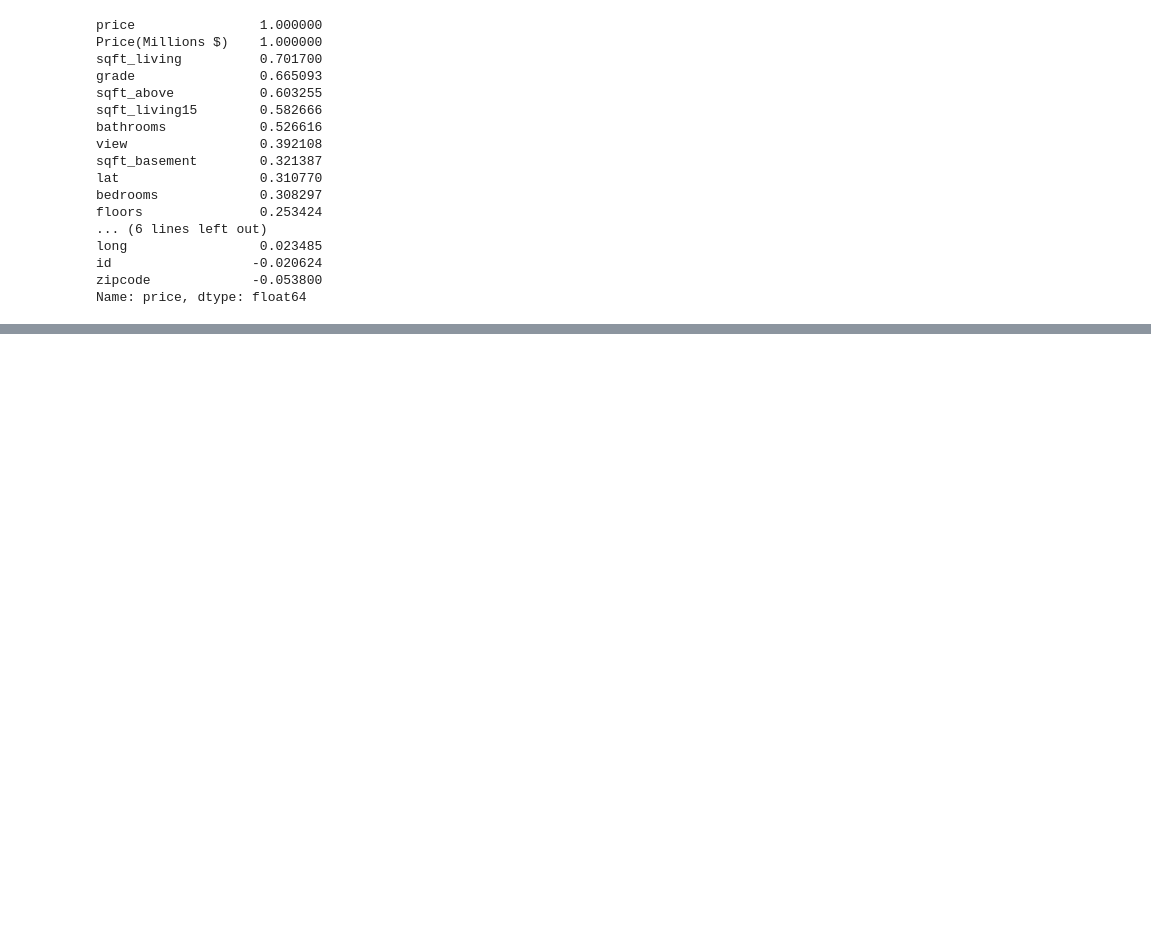
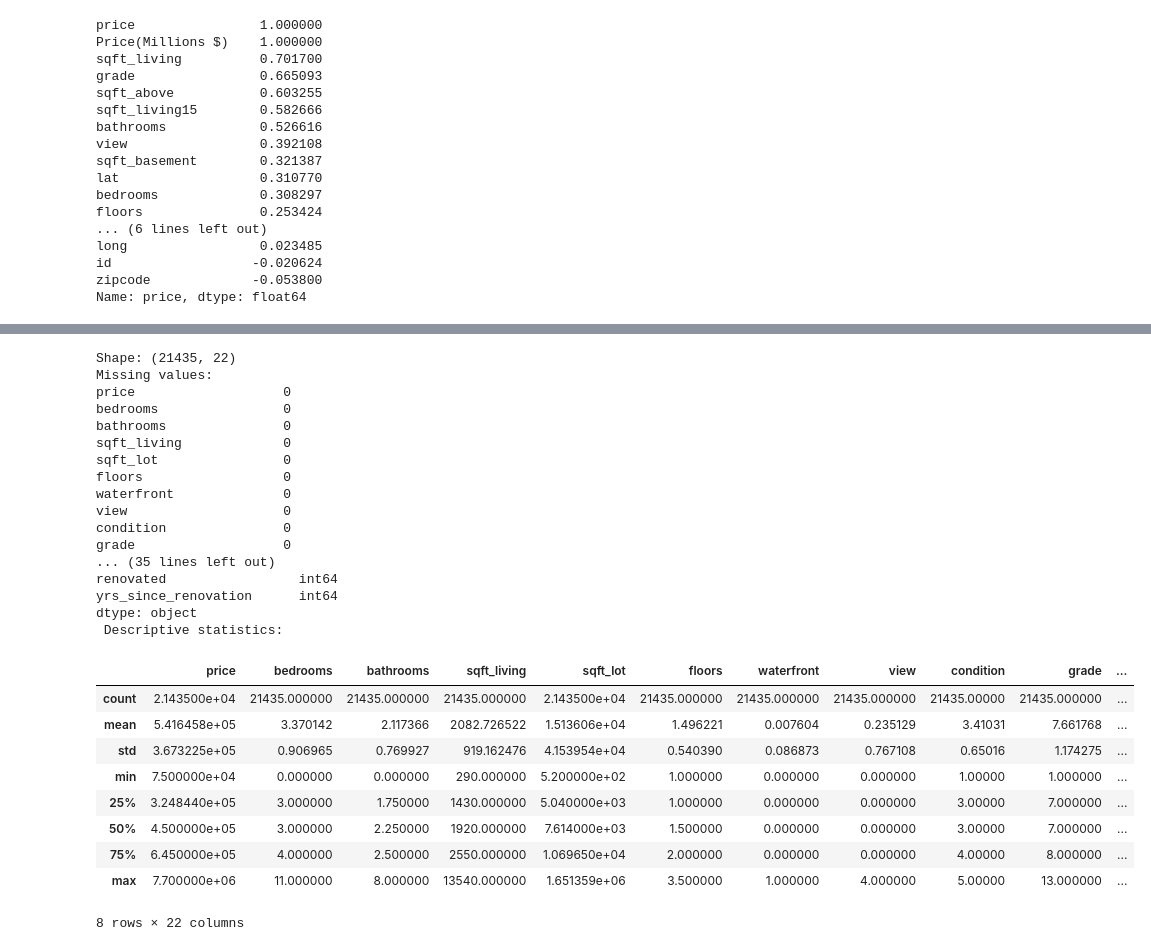
Before and after one commit to Shreshtha-ai/ML-projects, a Jupyter notebook: House_Price_Prediction/housing.ipynb, the cells around one changed output, grey strips where cells are left out. Saved outputs shown, nothing was run; the diff lists cells and outputs as text; code cells hidden in the pictures; blank space fills up the shorter version.

```diff
--- a/House_Price_Prediction/housing.ipynb
+++ b/House_Price_Prediction/housing.ipynb
@@ -86,0 +163,32 @@ Name: price, dtype: float64
+# %%
+# Step 4: Feature Engineering
+
+# 4a. Drop id - not a meaningful predictor
+df = df.drop(columns=["id"])
+
+# 4b. Extract sale year & month from date, then drop date
+df["sale_year"]  = df["date"].dt.year
+df["sale_month"] = df["date"].dt.month
+df = df.drop(columns=["date"])
+
+# 4c. House age at time of sale
+
+df["house_age"] = df["sale_year"] - df["yr_built"]
+
+# 4d. Binary renovated flag (yr_renovated == 0 means not renovated)
+df["renovated"] = (df["yr_renovated"] > 0).astype(int) #simply created a binary check if renovated or not
+
+# 4e. Years since last renovation (0 if never renovated)
+
+df["yrs_since_renovation"] = np.where( #where acts like a if-else statement fr every row
+    df["yr_renovated"] > 0,
+    df["sale_year"] - df["yr_renovated"],
+    0
+)
+
+# Drop raw year columns now that we have derived features
+df = df.drop(columns=["yr_built", "yr_renovated"])
+
+print("Columns after feature engineering:")
+print(list(df.columns))
+df.head()
@@ -86,0 +205,37 @@ Name: price, dtype: float64
+# %%
+# Step 5: Dataframe after cleaning
+print("Shape:", df.shape)
+print("Missing values:")
+print(df.isnull().sum())
+print("\nData types:")
+print(df.dtypes)
+print(" Descriptive statistics:")
+df.describe()
+# %% [output]
+Shape: (21435, 22)
+Missing values:
+price                   0
+bedrooms                0
+bathrooms               0
+sqft_living             0
+sqft_lot                0
+floors                  0
+waterfront              0
+view                    0
+condition               0
+grade                   0
+... (35 lines left out)
+renovated                 int64
+yrs_since_renovation      int64
+dtype: object
+ Descriptive statistics:
+|  | price | bedrooms | bathrooms | sqft_living | sqft_lot | floors | waterfront | view | condition | grade | ... |
+| count | 2.143500e+04 | 21435.000000 | 21435.000000 | 21435.000000 | 2.143500e+04 | 21435.000000 | 21435.000000 | 21435.000000 | 21435.00000 | 21435.000000 | ... |
+| mean | 5.416458e+05 | 3.370142 | 2.117366 | 2082.726522 | 1.513606e+04 | 1.496221 | 0.007604 | 0.235129 | 3.41031 | 7.661768 | ... |
+| std | 3.673225e+05 | 0.906965 | 0.769927 | 919.162476 | 4.153954e+04 | 0.540390 | 0.086873 | 0.767108 | 0.65016 | 1.174275 | ... |
+| min | 7.500000e+04 | 0.000000 | 0.000000 | 290.000000 | 5.200000e+02 | 1.000000 | 0.000000 | 0.000000 | 1.00000 | 1.000000 | ... |
+| 25% | 3.248440e+05 | 3.000000 | 1.750000 | 1430.000000 | 5.040000e+03 | 1.000000 | 0.000000 | 0.000000 | 3.00000 | 7.000000 | ... |
+| 50% | 4.500000e+05 | 3.000000 | 2.250000 | 1920.000000 | 7.614000e+03 | 1.500000 | 0.000000 | 0.000000 | 3.00000 | 7.000000 | ... |
+| 75% | 6.450000e+05 | 4.000000 | 2.500000 | 2550.000000 | 1.069650e+04 | 2.000000 | 0.000000 | 0.000000 | 4.00000 | 8.000000 | ... |
+| max | 7.700000e+06 | 11.000000 | 8.000000 | 13540.000000 | 1.651359e+06 | 3.500000 | 1.000000 | 4.000000 | 5.00000 | 13.000000 | ... |
+8 rows × 22 columns
```
Also changed, not shown: parts of 5 cells of this notebook.
